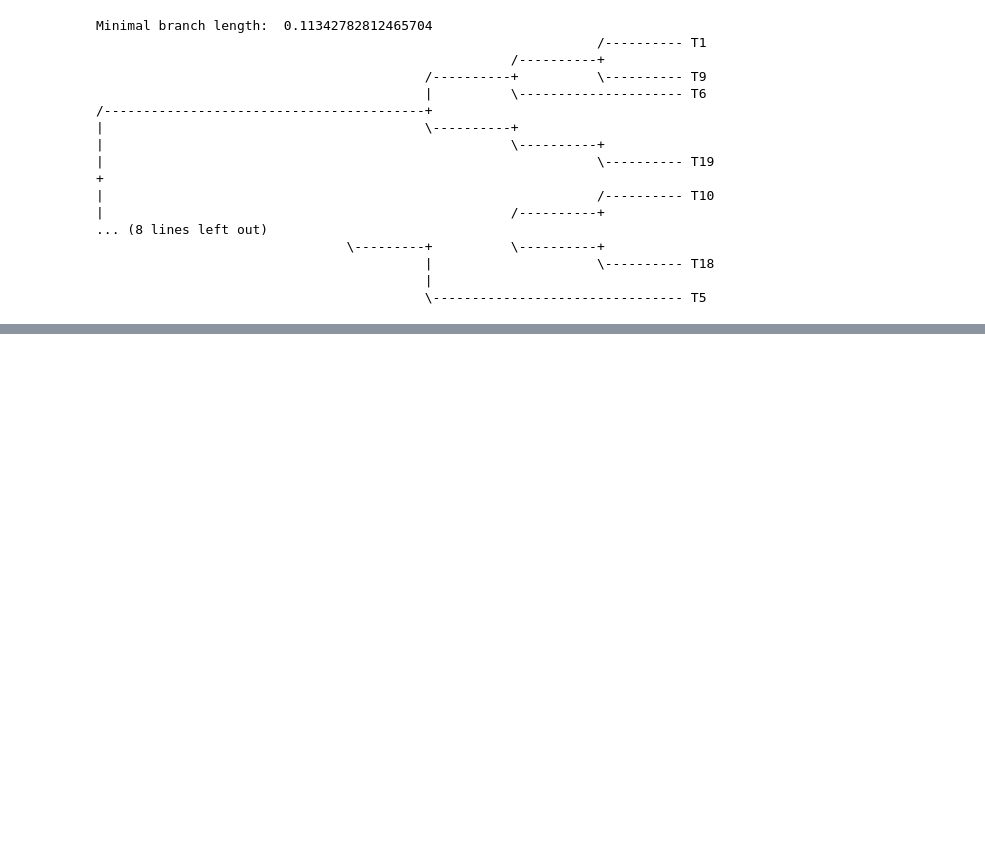
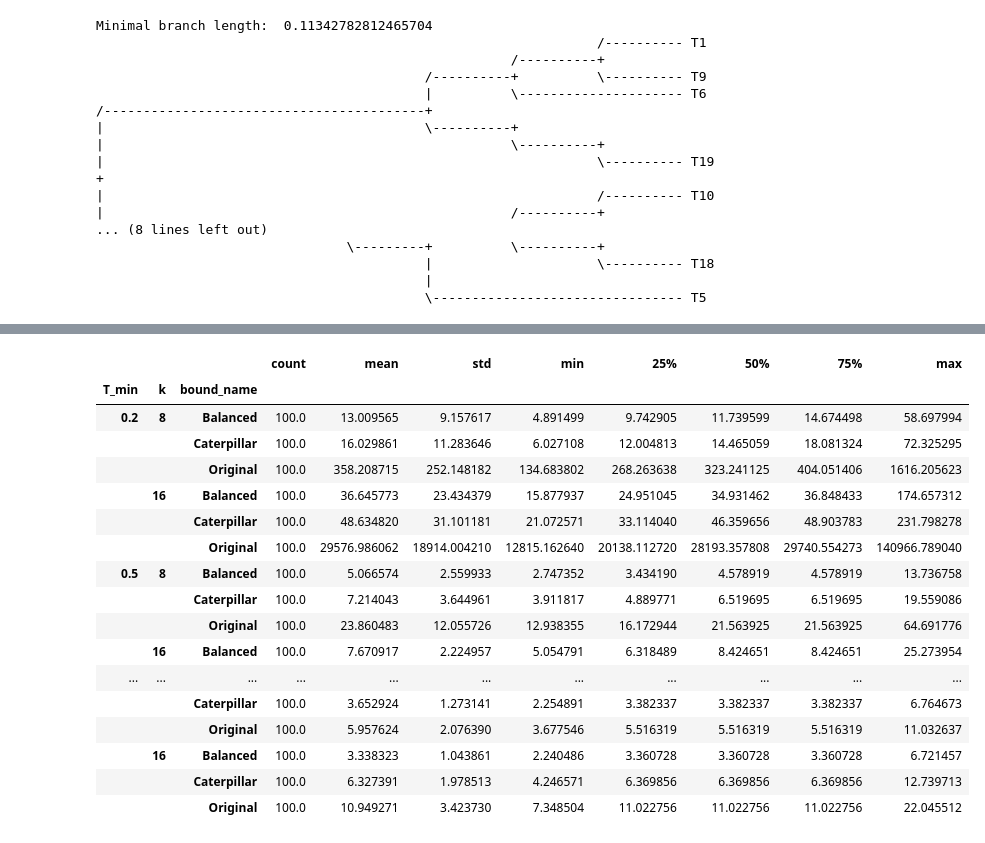
Before and after one commit to zackmcnulty/msc_bipartition_cover, a Jupyter notebook: notebooks/bipartitions_paper.ipynb, the cells around one changed output, grey strips where cells are left out. Drawn from its saved outputs; the diff is of its cells as text; code cells hidden in the pictures; blank space fills up the shorter version.

```diff
--- a/notebooks/bipartitions_paper.ipynb
+++ b/notebooks/bipartitions_paper.ipynb
@@ -423,0 +423,21 @@ For a Yule tree we can also get a sense of what the "typical" overestimation err
+# %%
+display(result.groupby(['T_min', 'k', 'bound_name'])['overestimation_ratio'].describe())
+# %% [output]
+|  |  |  | count | mean | std | min | 25% | 50% | 75% | max |
+| T_min | k | bound_name |  |  |  |  |  |  |  |  |
+| 0.2 | 8 | Balanced | 100.0 | 13.009565 | 9.157617 | 4.891499 | 9.742905 | 11.739599 | 14.674498 | 58.697994 |
+|  |  | Caterpillar | 100.0 | 16.029861 | 11.283646 | 6.027108 | 12.004813 | 14.465059 | 18.081324 | 72.325295 |
+|  |  | Original | 100.0 | 358.208715 | 252.148182 | 134.683802 | 268.263638 | 323.241125 | 404.051406 | 1616.205623 |
+|  | 16 | Balanced | 100.0 | 36.645773 | 23.434379 | 15.877937 | 24.951045 | 34.931462 | 36.848433 | 174.657312 |
+|  |  | Caterpillar | 100.0 | 48.634820 | 31.101181 | 21.072571 | 33.114040 | 46.359656 | 48.903783 | 231.798278 |
+|  |  | Original | 100.0 | 29576.986062 | 18914.004210 | 12815.162640 | 20138.112720 | 28193.357808 | 29740.554273 | 140966.789040 |
+| 0.5 | 8 | Balanced | 100.0 | 5.066574 | 2.559933 | 2.747352 | 3.434190 | 4.578919 | 4.578919 | 13.736758 |
+|  |  | Caterpillar | 100.0 | 7.214043 | 3.644961 | 3.911817 | 4.889771 | 6.519695 | 6.519695 | 19.559086 |
+|  |  | Original | 100.0 | 23.860483 | 12.055726 | 12.938355 | 16.172944 | 21.563925 | 21.563925 | 64.691776 |
+|  | 16 | Balanced | 100.0 | 7.670917 | 2.224957 | 5.054791 | 6.318489 | 8.424651 | 8.424651 | 25.273954 |
+| ... | ... | ... | ... | ... | ... | ... | ... | ... | ... | ... |
+|  |  | Caterpillar | 100.0 | 3.652924 | 1.273141 | 2.254891 | 3.382337 | 3.382337 | 3.382337 | 6.764673 |
+|  |  | Original | 100.0 | 5.957624 | 2.076390 | 3.677546 | 5.516319 | 5.516319 | 5.516319 | 11.032637 |
+|  | 16 | Balanced | 100.0 | 3.338323 | 1.043861 | 2.240486 | 3.360728 | 3.360728 | 3.360728 | 6.721457 |
+|  |  | Caterpillar | 100.0 | 6.327391 | 1.978513 | 4.246571 | 6.369856 | 6.369856 | 6.369856 | 12.739713 |
+|  |  | Original | 100.0 | 10.949271 | 3.423730 | 7.348504 | 11.022756 | 11.022756 | 11.022756 | 22.045512 |
```
Also changed, not shown: parts of 15 cells of this notebook, 1 other file.
